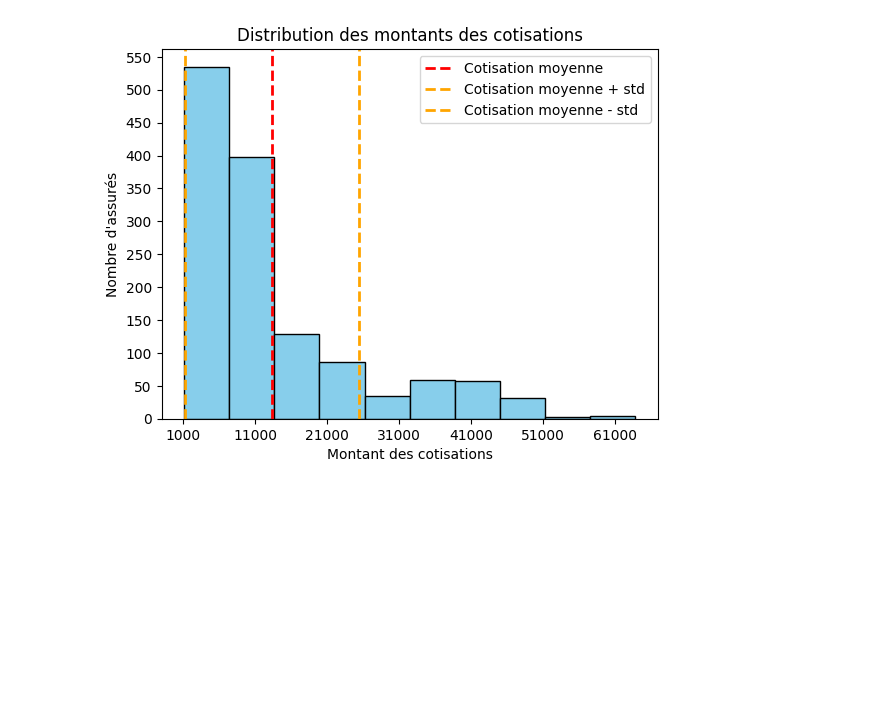
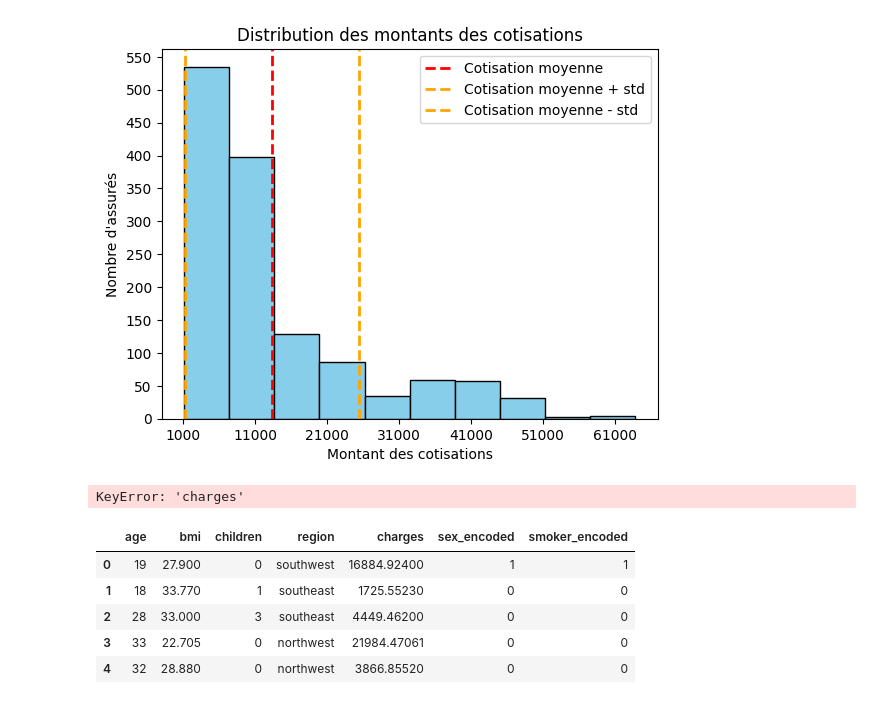
Before and after one commit to Memory77/brief_assurance_reg, a Jupyter notebook: nettoyage.ipynb, the cells around one changed output. Saved outputs shown, nothing was run; the diff lists cells and outputs as text; code cells hidden in the pictures; blank space fills up the shorter version.

```diff
--- a/nettoyage.ipynb
+++ b/nettoyage.ipynb
@@ -453,3 +516,22 @@ plt.xticks(range(1000, 64000, 10000))  # Ajuster la plage en fonction de votre d
 plt.show()
 # %% [output]
 [figure]
+# %%
+import statsmodels.api as sm
+Y = df['charges']
+X = df[['age']]
+X = X.copy() # On modifiera X, on en crée donc une copie
+X['intercept'] = 1.
+result = sm.OLS(Y, X).fit() # OLS = Ordinary Least Square (Moindres Carrés Ordinaire)
+a,b = result.params['charges'],result.params['intercept']
+# %% [output]
+KeyError: 'charges'
+# %%
+df.head()
+# %% [output]
+|  | age | bmi | children | region | charges | sex_encoded | smoker_encoded |
+| 0 | 19 | 27.900 | 0 | southwest | 16884.92400 | 1 | 1 |
+| 1 | 18 | 33.770 | 1 | southeast | 1725.55230 | 0 | 0 |
+| 2 | 28 | 33.000 | 3 | southeast | 4449.46200 | 0 | 0 |
+| 3 | 33 | 22.705 | 0 | northwest | 21984.47061 | 0 | 0 |
+| 4 | 32 | 28.880 | 0 | northwest | 3866.85520 | 0 | 0 |
```
Also changed, not shown: parts of 4 cells of this notebook.
